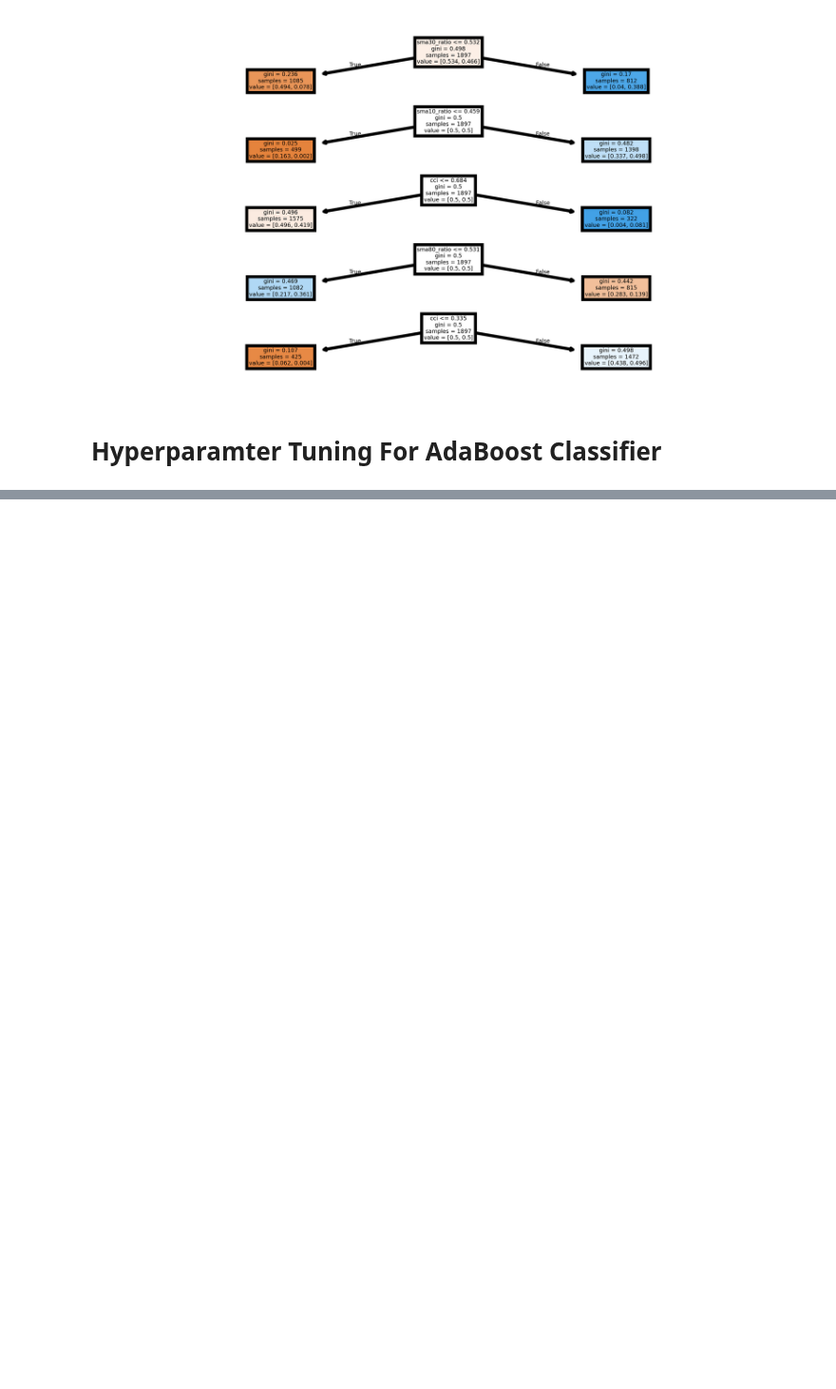
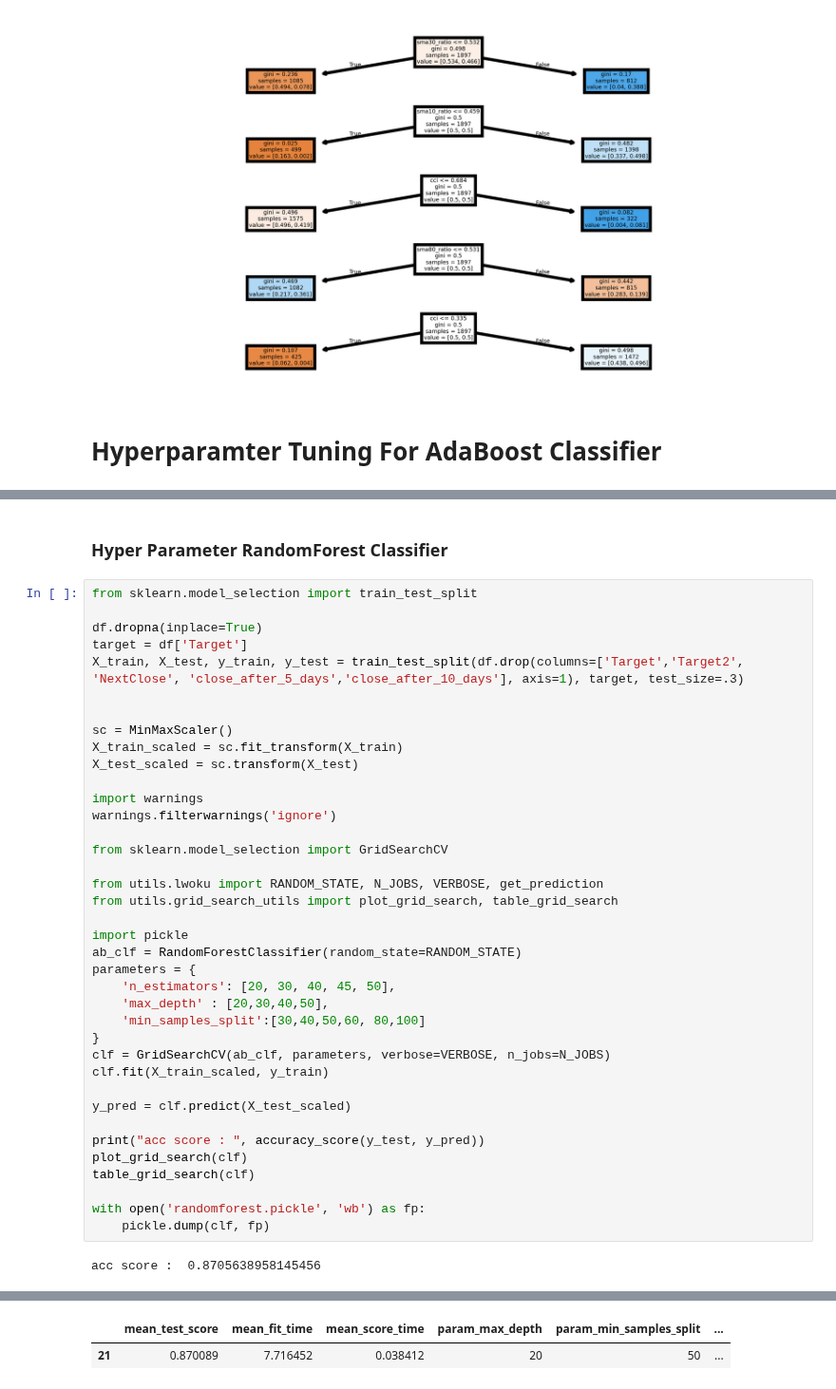
Before and after one commit to saeedeyvazy/forex, a Jupyter notebook: src/ML_Metatrader_Daily.ipynb, the cells around one changed output, grey strips where cells are left out. Shown at 95% size. Cells and saved outputs as stored; diff of their text form; blank space fills up the shorter version.

```diff
--- a/src/ML_Metatrader_Daily.ipynb
+++ b/src/ML_Metatrader_Daily.ipynb
@@ -236,0 +257,42 @@ acc score :  0.8630311389316216
+# %% [markdown]
+### Hyper Parameter RandomForest Classifier
+# %%
+from sklearn.model_selection import train_test_split
+
+df.dropna(inplace=True)
+target = df['Target']
+X_train, X_test, y_train, y_test = train_test_split(df.drop(columns=['Target','Target2', 'NextClose', 'close_after_5_days','close_after_10_days'], axis=1), target, test_size=.3)
+
+
+sc = MinMaxScaler()
+X_train_scaled = sc.fit_transform(X_train)
+X_test_scaled = sc.transform(X_test)
+
+import warnings
+warnings.filterwarnings('ignore')
+
+from sklearn.model_selection import GridSearchCV
+
+from utils.lwoku import RANDOM_STATE, N_JOBS, VERBOSE, get_prediction
+from utils.grid_search_utils import plot_grid_search, table_grid_search
+
+import pickle
+ab_clf = RandomForestClassifier(random_state=RANDOM_STATE)
+parameters = {
+    'n_estimators': [20, 30, 40, 45, 50],
+    'max_depth' : [20,30,40,50],
+    'min_samples_split':[30,40,50,60, 80,100]
+}
+clf = GridSearchCV(ab_clf, parameters, verbose=VERBOSE, n_jobs=N_JOBS)
+clf.fit(X_train_scaled, y_train)
+
+y_pred = clf.predict(X_test_scaled)
+
+print("acc score : ", accuracy_score(y_test, y_pred))
+plot_grid_search(clf)
+table_grid_search(clf)
+
+with open('randomforest.pickle', 'wb') as fp:
+    pickle.dump(clf, fp)
+# %% [output]
+acc score :  0.8705638958145456
@@ -236,0 +300,2 @@ acc score :  0.8630311389316216
+|  | mean_test_score | mean_fit_time | mean_score_time | param_max_depth | param_min_samples_split | ... |
+| 21 | 0.870089 | 7.716452 | 0.038412 | 20 | 50 | ... |
```
Also changed, not shown: parts of 4 cells of this notebook, 4 other files.
